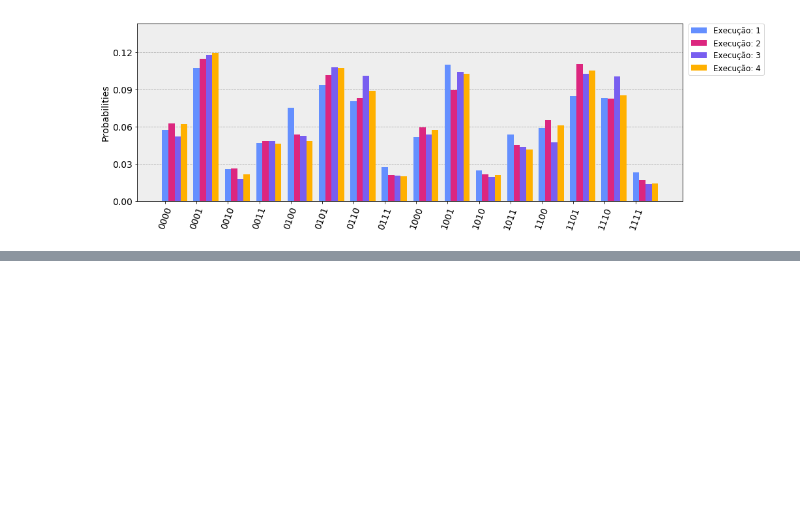
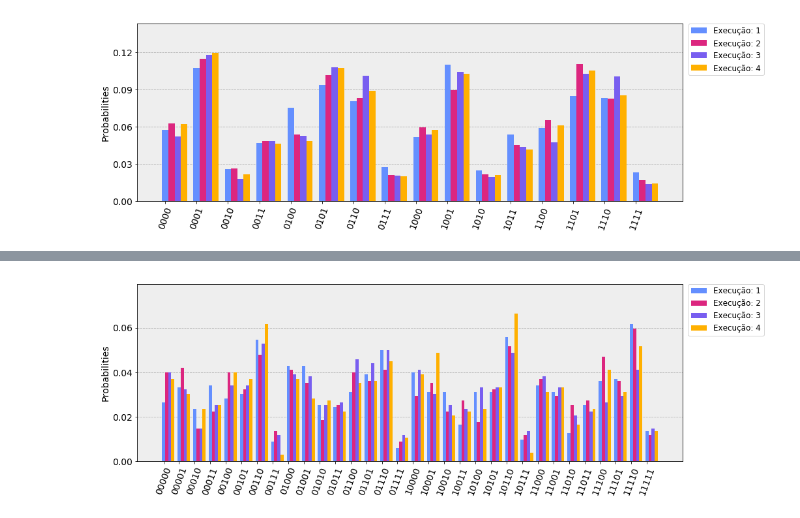
Before and after one commit to L30n4rd0/quantum-computing-codes, a Jupyter notebook: QisKit/notebooks/qiskit_histogram_cqd_n_4_fixed_point_search_data_base_item_on_ibmqx4.ipynb, the cells around one changed output, grey strips where cells are left out. Drawn from its saved outputs; the diff is of its cells as text; code cells hidden in the pictures; blank space fills up the shorter version.

```diff
--- a/QisKit/notebooks/qiskit_histogram_cqd_n_4_fixed_point_search_data_base_item_on_ibmqx4.ipynb
+++ b/QisKit/notebooks/qiskit_histogram_cqd_n_4_fixed_point_search_data_base_item_on_ibmqx4.ipynb
@@ -78,0 +91,24 @@ plot_histogram(
+# %%
+executions_counts = [
+    {'10110': 57, '00000': 27, '11000': 35, '00001': 34, '01010': 26, '11010': 13, '10111': 10, '10101': 32, '01000': 44, '11011': 26, '11001': 32, '01100': 32, '11100': 37, '10011': 17, '00110': 56, '10100': 32, '01101': 40, '10000': 41, '00101': 31, '11111': 14, '10010': 32, '00100': 29, '11101': 38, '01111': 6, '01110': 51, '01001': 44, '10001': 32, '01011': 25, '00111': 9, '00011': 35, '00010': 24, '11110': 63},
+    {'11011': 28, '11001': 30, '10001': 36, '00110': 49, '00000': 41, '11111': 12, '11110': 61, '11000': 38, '10100': 18, '01101': 37, '01000': 42, '00111': 14, '10111': 12, '01001': 36, '11100': 48, '11010': 26, '10110': 53, '01100': 41, '10011': 28, '10000': 30, '01011': 26, '01110': 42, '00011': 23, '01010': 19, '00101': 33, '00100': 41, '00001': 43, '00010': 15, '10010': 23, '01111': 9, '10101': 33, '11101': 37},
+    {'00010': 15, '10010': 26, '00101': 35, '00110': 54, '10111': 14, '00100': 35, '00001': 33, '01000': 40, '10101': 34, '10110': 50, '01101': 45, '11100': 27, '11001': 34, '10100': 34, '10000': 42, '11000': 39, '11111': 15, '10011': 24, '01010': 26, '00000': 41, '11011': 23, '01001': 39, '11110': 42, '01100': 47, '01110': 51, '11101': 30, '00111': 12, '01111': 12, '01011': 27, '00011': 26, '11010': 21, '10001': 31},
+    {'00001': 31, '11001': 34, '01010': 28, '00010': 24, '01100': 36, '11110': 53, '11111': 14, '00110': 63, '10000': 40, '00111': 3, '11011': 24, '10011': 23, '00011': 26, '00101': 38, '11100': 42, '01101': 37, '10101': 34, '01110': 46, '10111': 4, '11101': 32, '01111': 11, '11000': 32, '01011': 23, '01000': 38, '00100': 41, '00000': 38, '01001': 29, '10010': 21, '10110': 68, '11010': 17, '10001': 50, '10100': 24}
+]
+# %%
+# Plot results with legend
+
+legend = []
+
+for index in range(len(executions_counts)):
+    legend.append("Execução: " + str(index + 1))
+# %%
+# Plot graph
+plot_histogram(
+    data=executions_counts,
+    legend=legend,
+    figsize=(15,5),
+    bar_labels=False
+)
+# %% [output]
+[figure, added]
```
Also changed, not shown: parts of 1 cell of this notebook, 2 other files.
